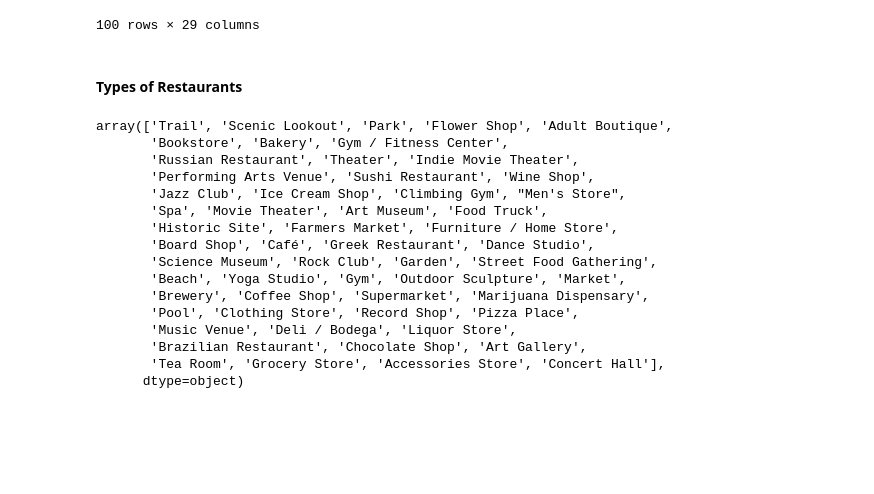
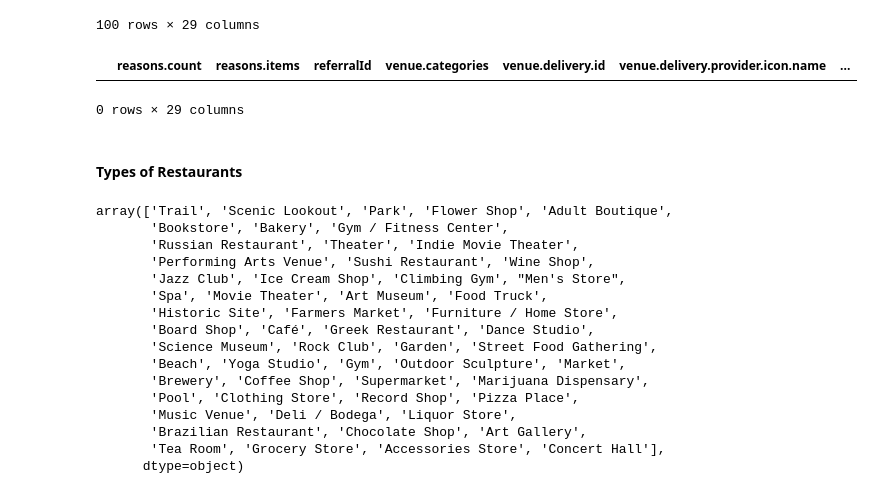
Before and after one commit to subhap15/adventurize, a Jupyter notebook: access_foursq.ipynb, the cells around one changed output. Cells and saved outputs as stored; diff of their text form; code cells hidden in the pictures; blank space fills up the shorter version.

```diff
--- a/access_foursq.ipynb
+++ b/access_foursq.ipynb
@@ -316,6 +298,13 @@ df_venue
 | 98 | 0 | [{'summary': 'This spot is popula... | e-10-4ab1b655f964a5207c6a20e3-98 | [{'id': '4bf58dd8d48988d102941735... | NaN | NaN | ... |
 | 99 | 0 | [{'summary': 'This spot is popula... | e-10-4aa48566f964a520024720e3-99 | [{'id': '5032792091d4c4b30a586d5c... | NaN | NaN | ... |
 100 rows × 29 columns
+# %%
+df_venue['venue.photos.count'][0]
+
+df_venue[(df_venue['venue.photos.count'] >  0)]
+# %% [output]
+|  | reasons.count | reasons.items | referralId | venue.categories | venue.delivery.id | venue.delivery.provider.icon.name | ... |
+0 rows × 29 columns
 # %% [markdown]
 #### Types of Restaurants
 # %%
```
Also changed, not shown: parts of 44 cells of this notebook.
